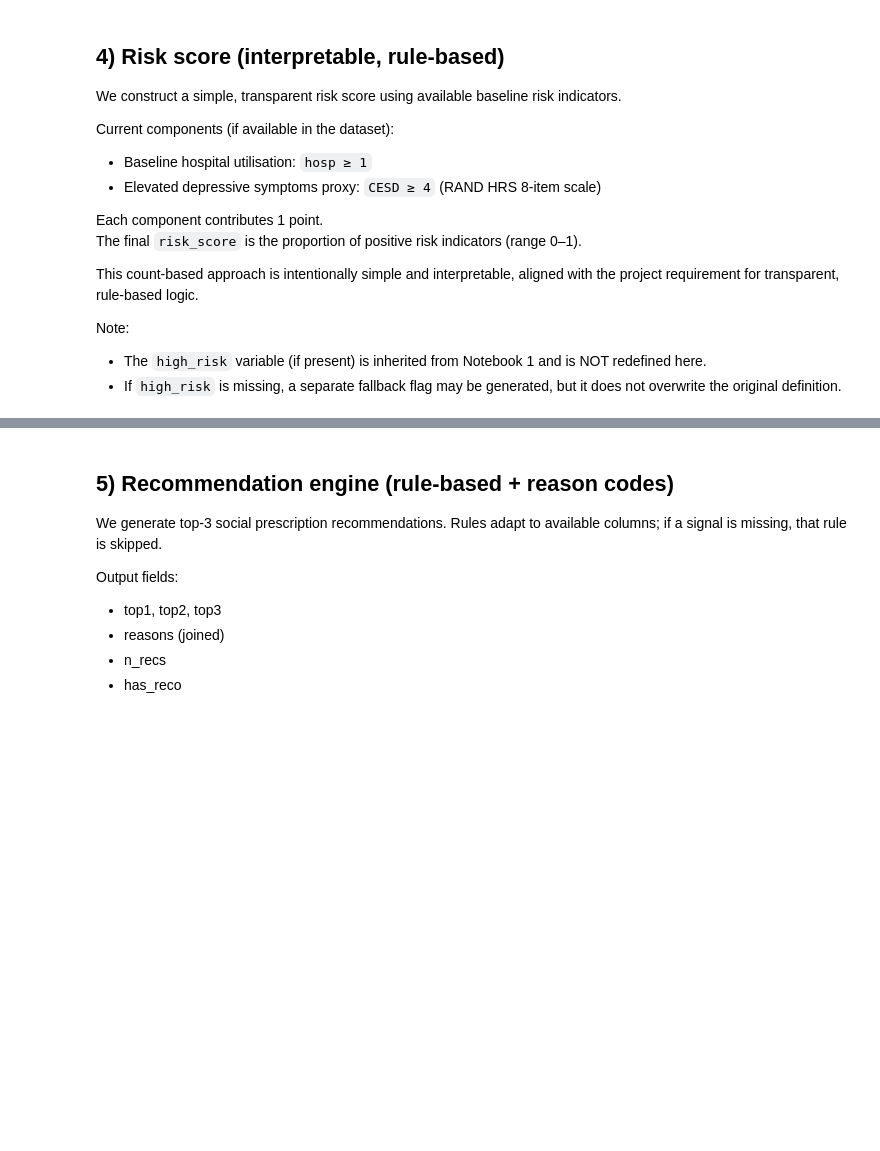
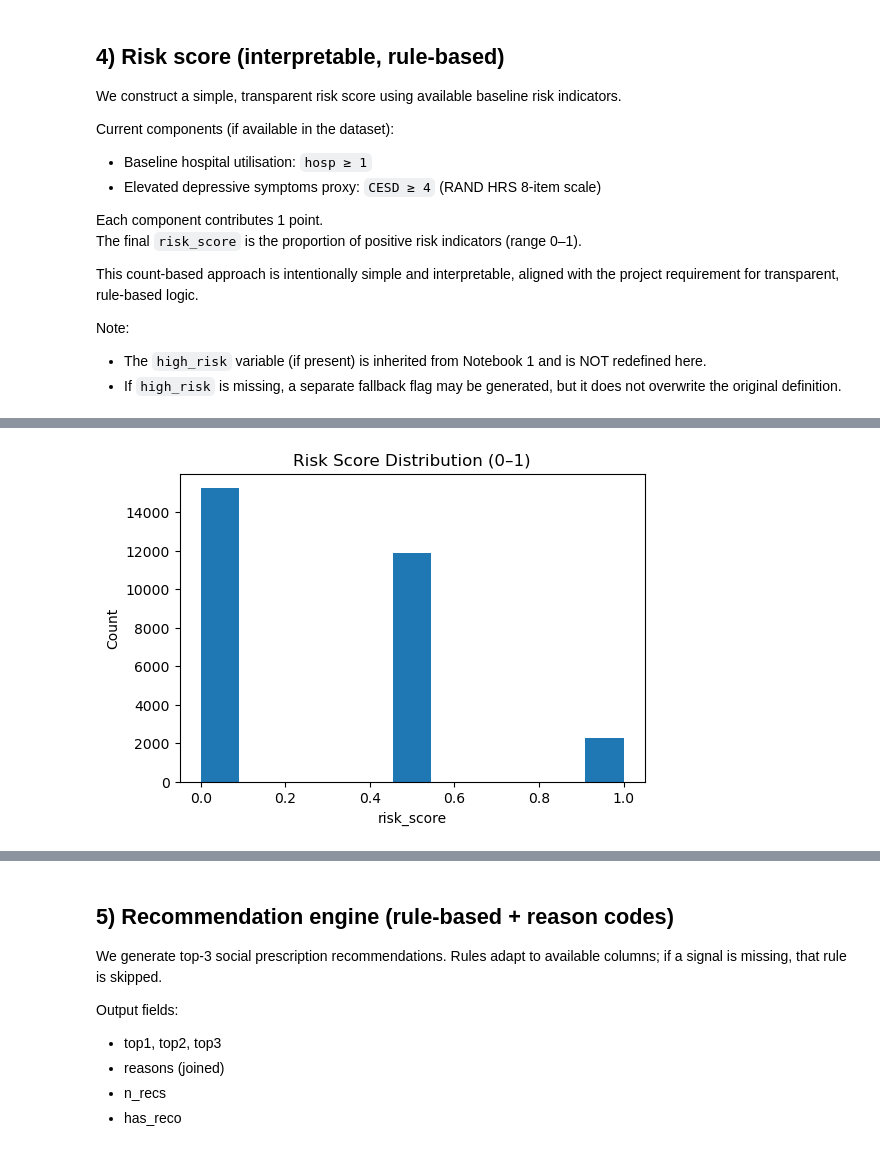
Before and after one commit to ugoyj/BMI5111_Capstone_YuJun, a Jupyter notebook: notebooks/02_feature_engineering_recommendation.ipynb, the cells around one changed output, grey strips where cells are left out. Drawn from its saved outputs; the diff is of its cells as text; code cells hidden in the pictures; blank space fills up the shorter version.

```diff
--- a/notebooks/02_feature_engineering_recommendation.ipynb
+++ b/notebooks/02_feature_engineering_recommendation.ipynb
@@ -250,3 +250,16 @@ min          0.000000
 max          1.000000
 Name: risk_score, dtype: float64
 Using existing high_risk from Notebook 1 (cleaned to 0/1).
+# %%
+# Plot 1 — Risk score distribution
+if "risk_score" in data.columns and data["risk_score"].notna().any():
+    plt.figure(figsize=(6,4))
+    plt.hist(data["risk_score"].dropna(), bins=11)
+    plt.title("Risk Score Distribution (0–1)")
+    plt.xlabel("risk_score")
+    plt.ylabel("Count")
+    plt.show()
+else:
+    print("No valid risk_score available to plot.")
+# %% [output]
+[figure, added]
```
Also changed, not shown: parts of 14 cells of this notebook.
